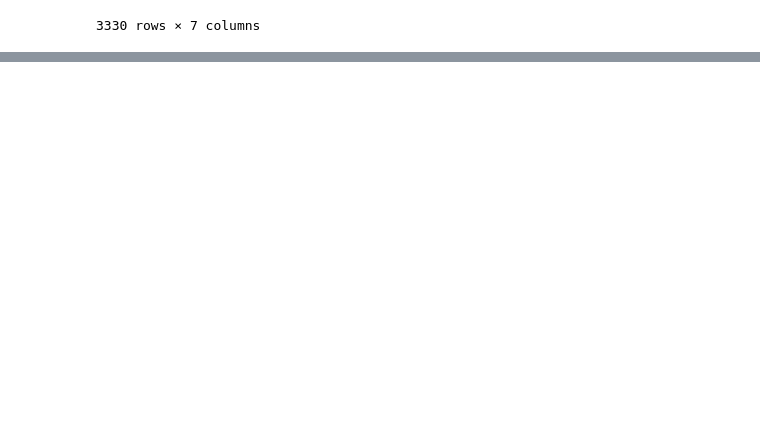
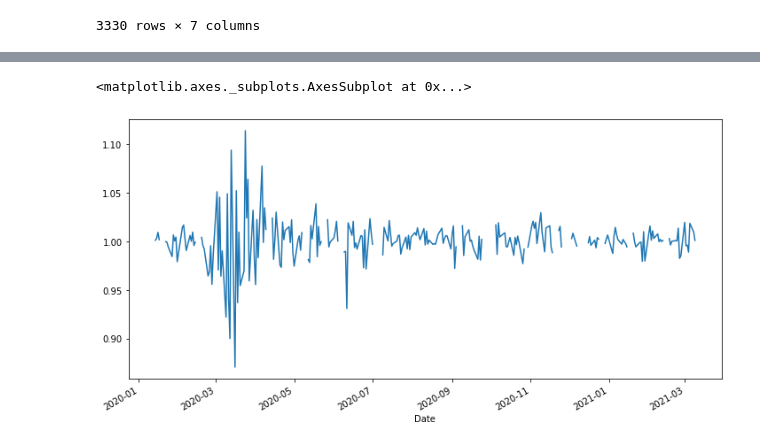
Before and after one commit to markumreed/colab_sklearn, a Jupyter notebook: covid_and_financial_markets.ipynb, the cells around one changed output, grey strips where cells are left out. Drawn from its saved outputs; the diff is of its cells as text; code cells hidden in the pictures; blank space fills up the shorter version.

```diff
--- a/covid_and_financial_markets.ipynb
+++ b/covid_and_financial_markets.ipynb
@@ -221,0 +528,2 @@ covid_data.query("province_state == 'Beijing'")
+# %%
+adj_close = df.dropna(thresh=10, axis=1)['Adj Close']
@@ -221,0 +557,2 @@ covid_data.query("province_state == 'Beijing'")
+# %%
+adj_close = adj_close.drop("XAX", axis=1)
@@ -221,0 +563,2 @@ covid_data.query("province_state == 'Beijing'")
+# %%
+dji = adj_close['DJI']
@@ -221,0 +607,7 @@ covid_data.query("province_state == 'Beijing'")
+# %%
+dji_per_change = dji / (dji.shift(1) - 1)
+# %%
+dji_per_change.plot(figsize=(12,6))
+# %% [output]
+<matplotlib.axes._subplots.AxesSubplot at 0x...>
+[figure, added]
```
Also changed, not shown: parts of 46 cells of this notebook.
